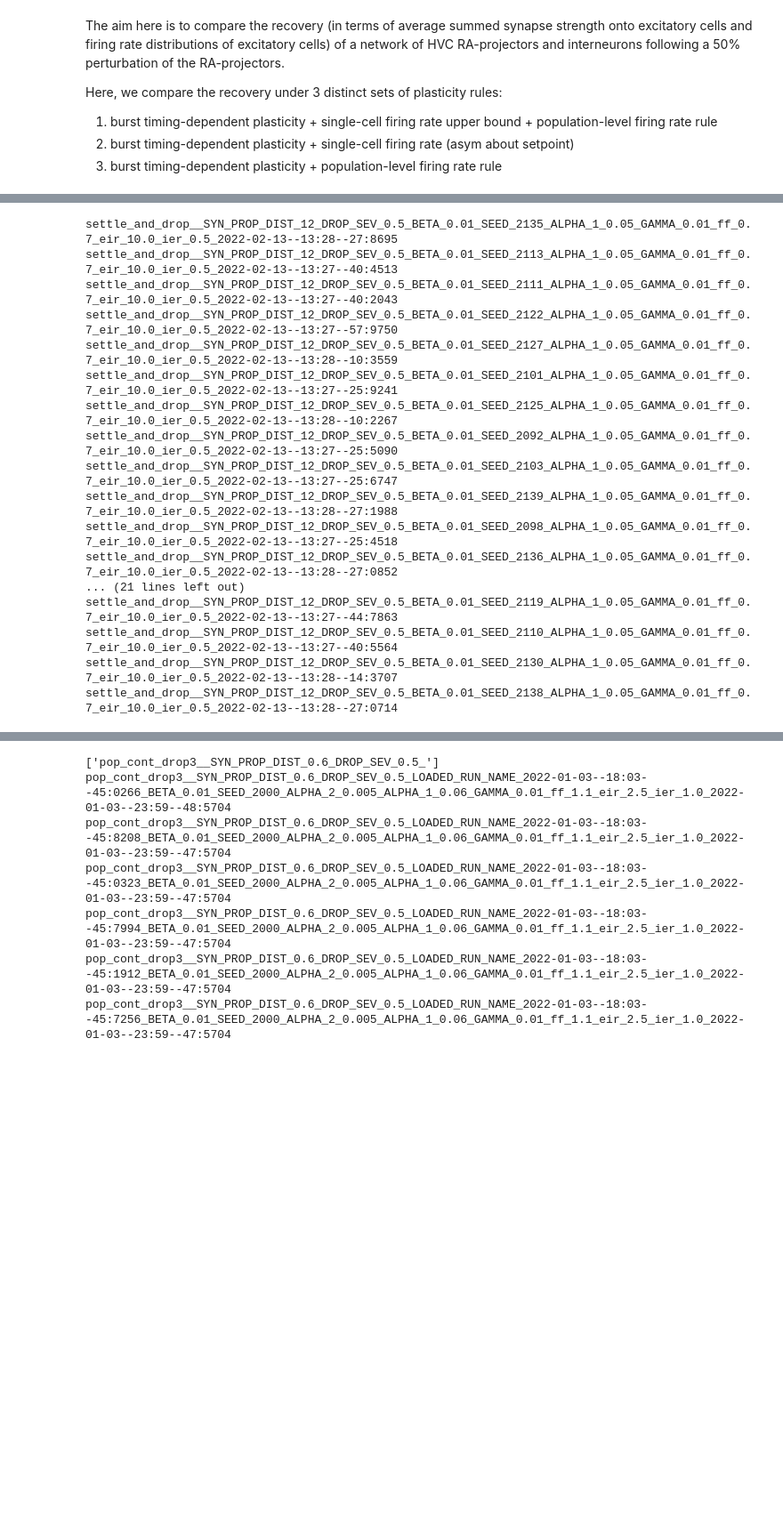
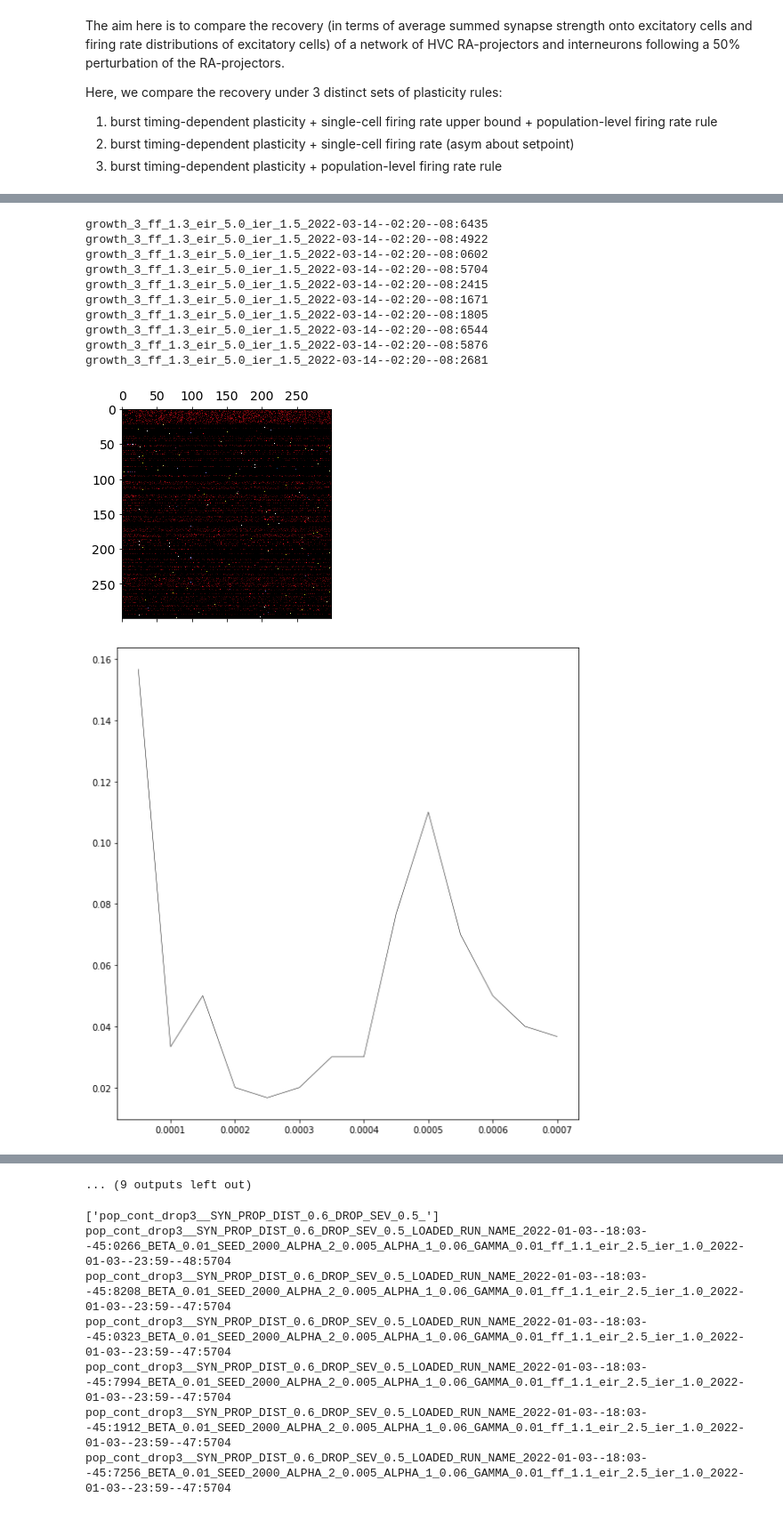
Before and after one commit to davidgbe/population_feedback_synfire_chain_growth, a Jupyter notebook: synfire_chain_growth_poisson_22_03_08/nb.ipynb, the cells around one changed output, grey strips where cells are left out. Shown at 89% size. Saved outputs shown, nothing was run; the diff lists cells and outputs as text; code cells hidden in the pictures; blank space fills up the shorter version.

```diff
--- a/synfire_chain_growth_poisson_22_03_08/nb.ipynb
+++ b/synfire_chain_growth_poisson_22_03_08/nb.ipynb
@@ -554 +558,7 @@ def make_figure_2_plot(names, labels, condition_colors, file_name_ext='', ylim1=
+# %%
+def cummulative(arr):
+    a = np.zeros(len(arr))
+    for i in np.arange(len(arr)):
+        a[i] = np.sum(arr[:i])
+    return arr
 # %%
@@ -625,22 +652,17 @@ def extract_weight_dist_stats(names, recovered_exp_names, timepoints):
-# %%
-all_weight_dist_info = extract_weight_dist_stats([
-    run_name_1,
-], recovered_exp_names, [125, 180, 320])
-# %% [output]
-settle_and_drop__SYN_PROP_DIST_12_DROP_SEV_0.5_BETA_0.01_SEED_2135_ALPHA_1_0.05_GAMMA_0.01_ff_0.7_eir_10.0_ier_0.5_2022-02-13--13:28--27:8695
-settle_and_drop__SYN_PROP_DIST_12_DROP_SEV_0.5_BETA_0.01_SEED_2113_ALPHA_1_0.05_GAMMA_0.01_ff_0.7_eir_10.0_ier_0.5_2022-02-13--13:27--40:4513
-settle_and_drop__SYN_PROP_DIST_12_DROP_SEV_0.5_BETA_0.01_SEED_2111_ALPHA_1_0.05_GAMMA_0.01_ff_0.7_eir_10.0_ier_0.5_2022-02-13--13:27--40:2043
-settle_and_drop__SYN_PROP_DIST_12_DROP_SEV_0.5_BETA_0.01_SEED_2122_ALPHA_1_0.05_GAMMA_0.01_ff_0.7_eir_10.0_ier_0.5_2022-02-13--13:27--57:9750
-settle_and_drop__SYN_PROP_DIST_12_DROP_SEV_0.5_BETA_0.01_SEED_2127_ALPHA_1_0.05_GAMMA_0.01_ff_0.7_eir_10.0_ier_0.5_2022-02-13--13:28--10:3559
-settle_and_drop__SYN_PROP_DIST_12_DROP_SEV_0.5_BETA_0.01_SEED_2101_ALPHA_1_0.05_GAMMA_0.01_ff_0.7_eir_10.0_ier_0.5_2022-02-13--13:27--25:9241
-settle_and_drop__SYN_PROP_DIST_12_DROP_SEV_0.5_BETA_0.01_SEED_2125_ALPHA_1_0.05_GAMMA_0.01_ff_0.7_eir_10.0_ier_0.5_2022-02-13--13:28--10:2267
-settle_and_drop__SYN_PROP_DIST_12_DROP_SEV_0.5_BETA_0.01_SEED_2092_ALPHA_1_0.05_GAMMA_0.01_ff_0.7_eir_10.0_ier_0.5_2022-02-13--13:27--25:5090
-settle_and_drop__SYN_PROP_DIST_12_DROP_SEV_0.5_BETA_0.01_SEED_2103_ALPHA_1_0.05_GAMMA_0.01_ff_0.7_eir_10.0_ier_0.5_2022-02-13--13:27--25:6747
-settle_and_drop__SYN_PROP_DIST_12_DROP_SEV_0.5_BETA_0.01_SEED_2139_ALPHA_1_0.05_GAMMA_0.01_ff_0.7_eir_10.0_ier_0.5_2022-02-13--13:28--27:1988
-settle_and_drop__SYN_PROP_DIST_12_DROP_SEV_0.5_BETA_0.01_SEED_2098_ALPHA_1_0.05_GAMMA_0.01_ff_0.7_eir_10.0_ier_0.5_2022-02-13--13:27--25:4518
-settle_and_drop__SYN_PROP_DIST_12_DROP_SEV_0.5_BETA_0.01_SEED_2136_ALPHA_1_0.05_GAMMA_0.01_ff_0.7_eir_10.0_ier_0.5_2022-02-13--13:28--27:0852
-... (21 lines left out)
-settle_and_drop__SYN_PROP_DIST_12_DROP_SEV_0.5_BETA_0.01_SEED_2119_ALPHA_1_0.05_GAMMA_0.01_ff_0.7_eir_10.0_ier_0.5_2022-02-13--13:27--44:7863
-settle_and_drop__SYN_PROP_DIST_12_DROP_SEV_0.5_BETA_0.01_SEED_2110_ALPHA_1_0.05_GAMMA_0.01_ff_0.7_eir_10.0_ier_0.5_2022-02-13--13:27--40:5564
-settle_and_drop__SYN_PROP_DIST_12_DROP_SEV_0.5_BETA_0.01_SEED_2130_ALPHA_1_0.05_GAMMA_0.01_ff_0.7_eir_10.0_ier_0.5_2022-02-13--13:28--14:3707
-settle_and_drop__SYN_PROP_DIST_12_DROP_SEV_0.5_BETA_0.01_SEED_2138_ALPHA_1_0.05_GAMMA_0.01_ff_0.7_eir_10.0_ier_0.5_2022-02-13--13:28--27:0714
+# %%
+extract_weight_dist_stats([
+    ['growth'],
+],  [780])
+# %% [output]
+growth_3_ff_1.3_eir_5.0_ier_1.5_2022-03-14--02:20--08:6435
+growth_3_ff_1.3_eir_5.0_ier_1.5_2022-03-14--02:20--08:4922
+growth_3_ff_1.3_eir_5.0_ier_1.5_2022-03-14--02:20--08:0602
+growth_3_ff_1.3_eir_5.0_ier_1.5_2022-03-14--02:20--08:5704
+growth_3_ff_1.3_eir_5.0_ier_1.5_2022-03-14--02:20--08:2415
+growth_3_ff_1.3_eir_5.0_ier_1.5_2022-03-14--02:20--08:1671
+growth_3_ff_1.3_eir_5.0_ier_1.5_2022-03-14--02:20--08:1805
+growth_3_ff_1.3_eir_5.0_ier_1.5_2022-03-14--02:20--08:6544
+growth_3_ff_1.3_eir_5.0_ier_1.5_2022-03-14--02:20--08:5876
+growth_3_ff_1.3_eir_5.0_ier_1.5_2022-03-14--02:20--08:2681
+[figure, added]
+[figure, added]
@@ -647,3 +678,4 @@ settle_and_drop__SYN_PROP_DIST_12_DROP_SEV_0.5_BETA_0.01_SEED_2138_ALPHA_1_0.05_
+... (9 outputs left out)
 # %%
 # pickle.dump(all_weight_dist_info, open('parsed_data_3.p', 'wb'))
 # %%
```
Also changed, not shown: parts of 16 cells of this notebook.
